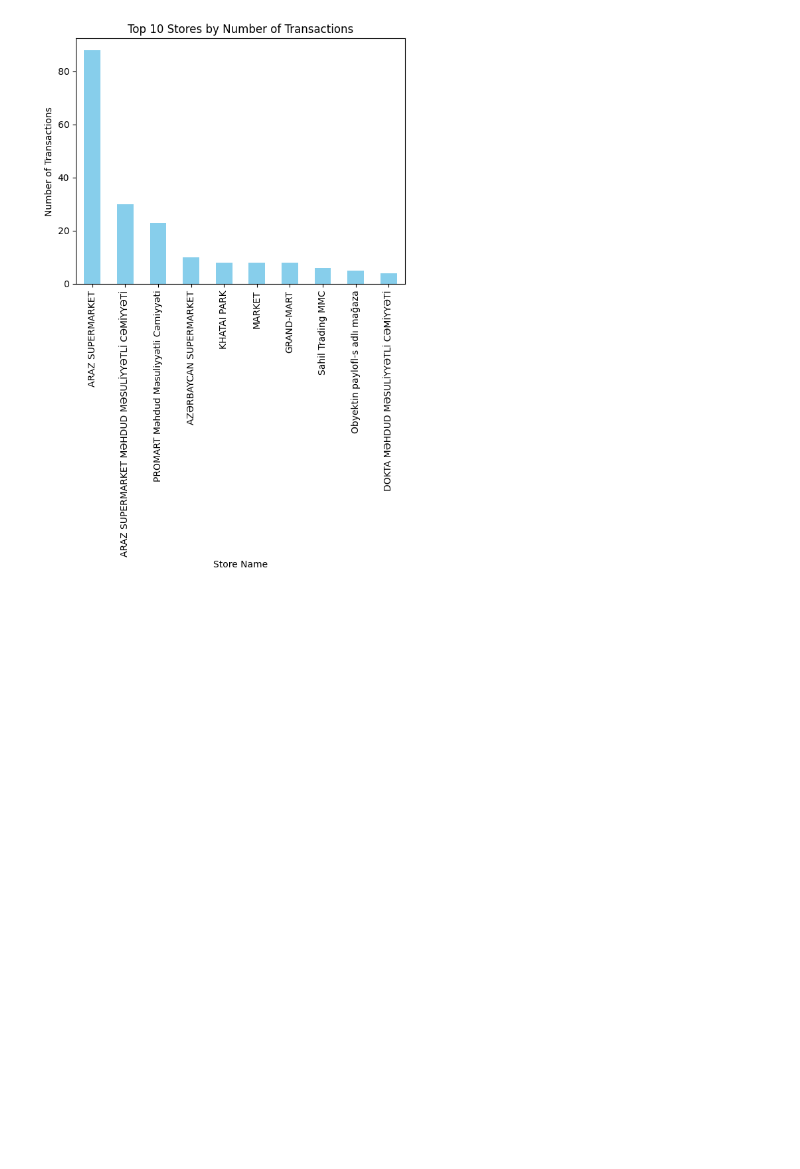
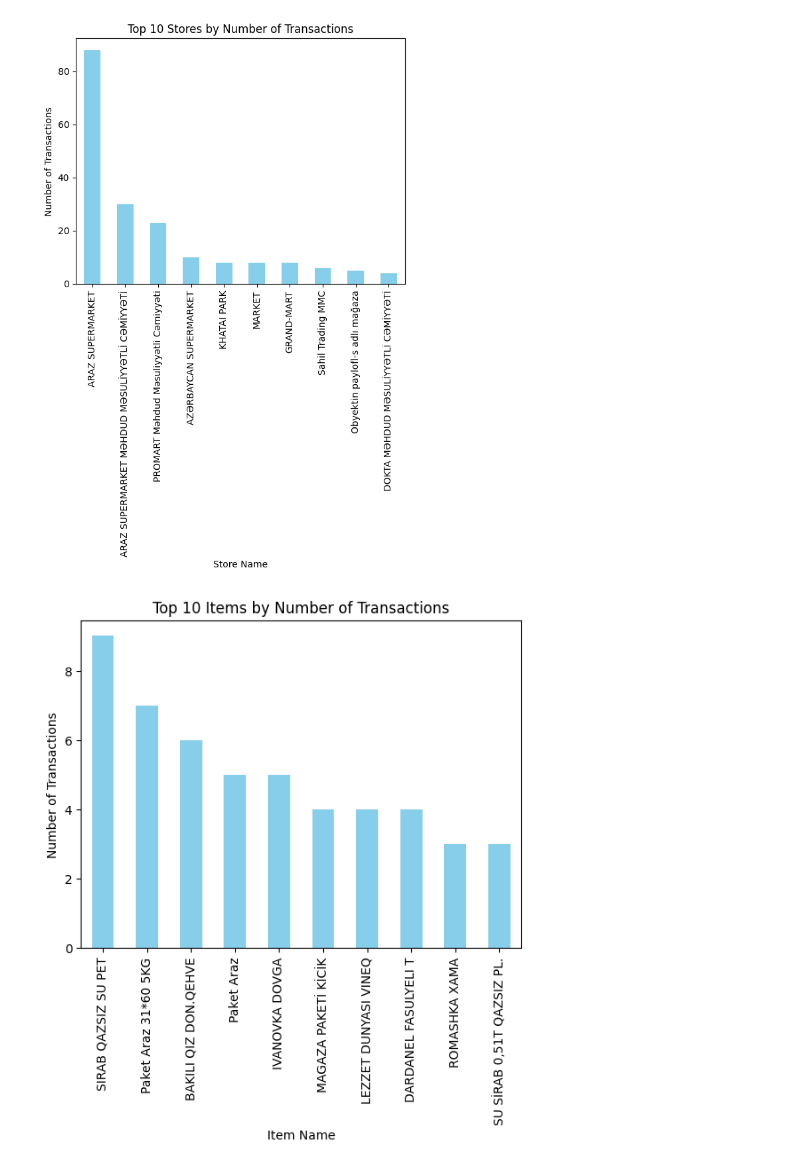
Before and after one commit to Ismat-Samadov/receipt_data, a Jupyter notebook: eda.ipynb, the cells around one changed output. Saved outputs shown, nothing was run; the diff lists cells and outputs as text; code cells hidden in the pictures; blank space fills up the shorter version.

```diff
--- a/eda.ipynb
+++ b/eda.ipynb
@@ -102,3 +102,11 @@ plt.title('Top 10 Stores by Number of Transactions')
 plt.show()
 # %% [output]
 [figure]
+# %%
+df['item_name'].value_counts().head(10).plot(kind='bar', color='skyblue')
+plt.xlabel('Item Name')
+plt.ylabel('Number of Transactions')
+plt.title('Top 10 Items by Number of Transactions')
+plt.show()
+# %% [output]
+[figure, added]
```
Also changed, not shown: parts of 4 cells of this notebook.
